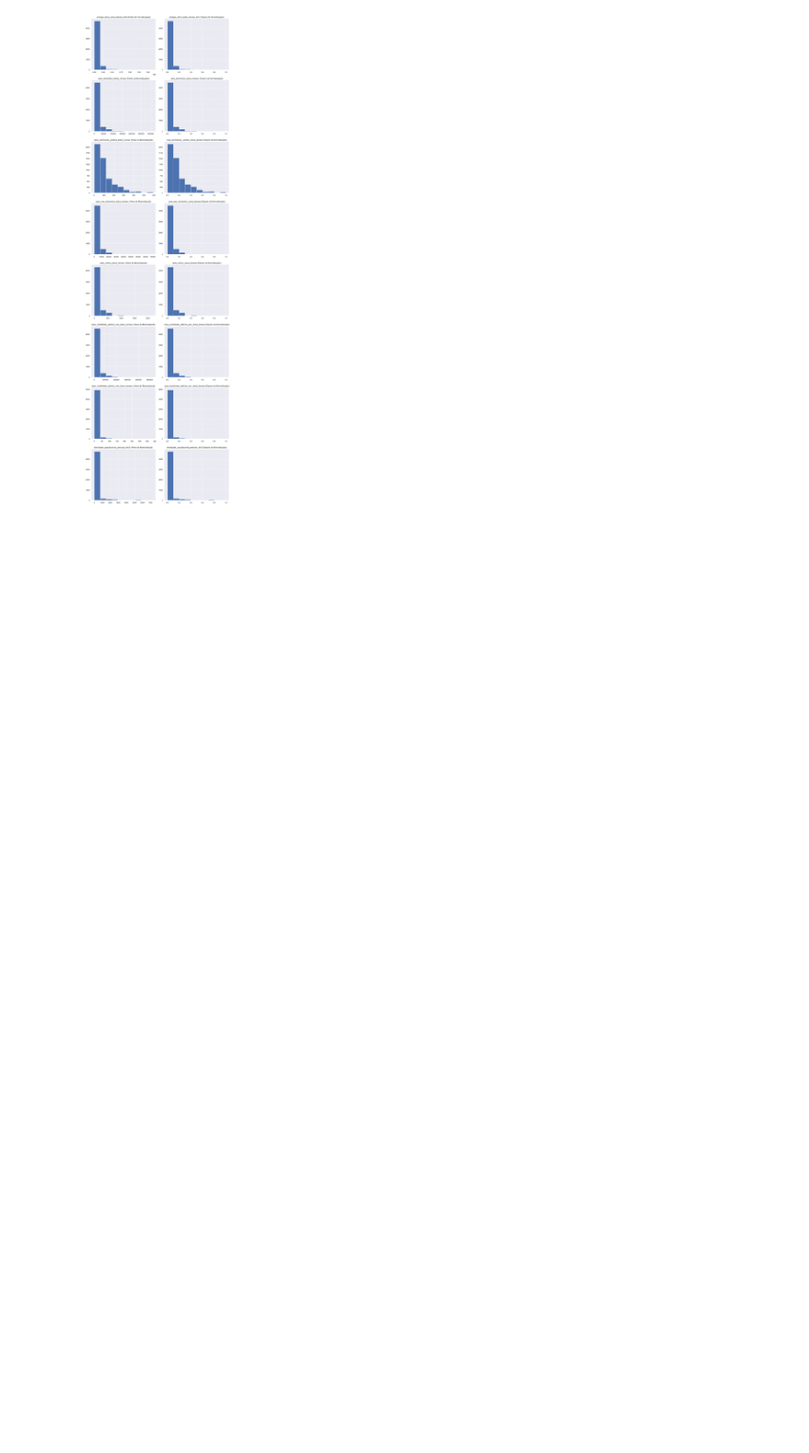
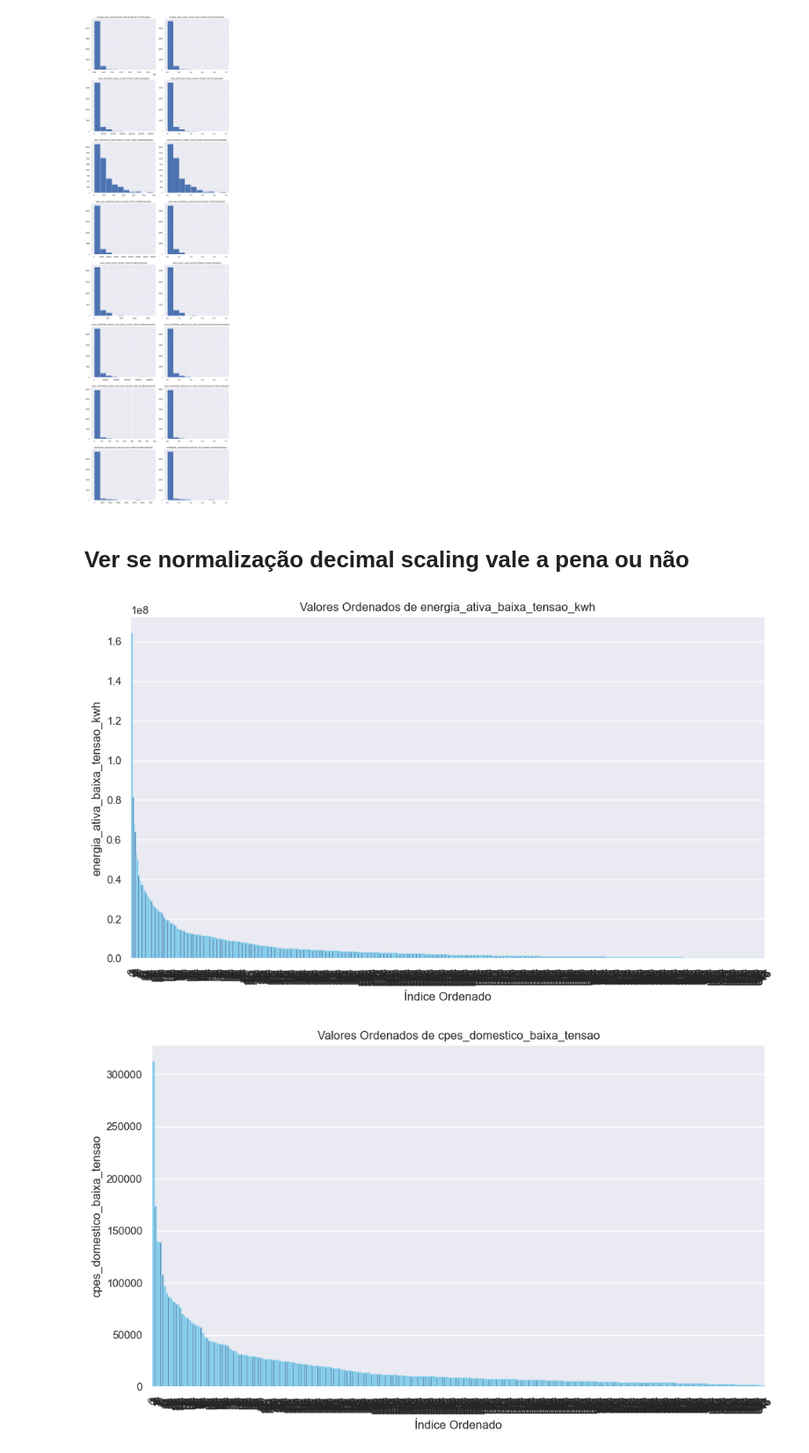
Before and after one commit to kreativermario/Projeto-DECD, a Jupyter notebook: notebooks/data_preparation_numeric.ipynb, the cells around one changed output. Shown at 88% size. Cells and saved outputs as stored; diff of their text form; code cells hidden in the pictures; blank space fills up the shorter version.

```diff
--- a/notebooks/data_preparation_numeric.ipynb
+++ b/notebooks/data_preparation_numeric.ipynb
@@ -1113,3 +1228,30 @@ plt.tight_layout()
 plt.show()
 # %% [output]
 [figure]
+# %% [markdown]
+# Ver se normalização decimal scaling vale a pena ou não
+# %%
+import seaborn as sns
+import matplotlib.pyplot as plt
+
+sns.set_theme()
+
+custom_palette = sns.color_palette("viridis", len(baixa_tensao_2024_df.columns))
+
+for i, column in enumerate(baixa_tensao_2024_df.columns):
+    sorted_values = sorted(baixa_tensao_2024_df[column], reverse=True)
+
+    plt.figure(figsize=(10, 6))
+    sns.barplot(x=list(range(len(sorted_values))), y=sorted_values, color=custom_palette[i], edgecolor='skyblue')
+
+    plt.title(f'Valores Ordenados de {column}')
+    plt.xlabel('Índice Ordenado')
+    plt.ylabel(column)
+
+    plt.xticks(rotation=45)
+
+    plt.tight_layout()
+    plt.show()
+# %% [output]
+[figure, added]
+[figure, added]
```
Also changed, not shown: parts of 21 cells of this notebook, 6 other files.
